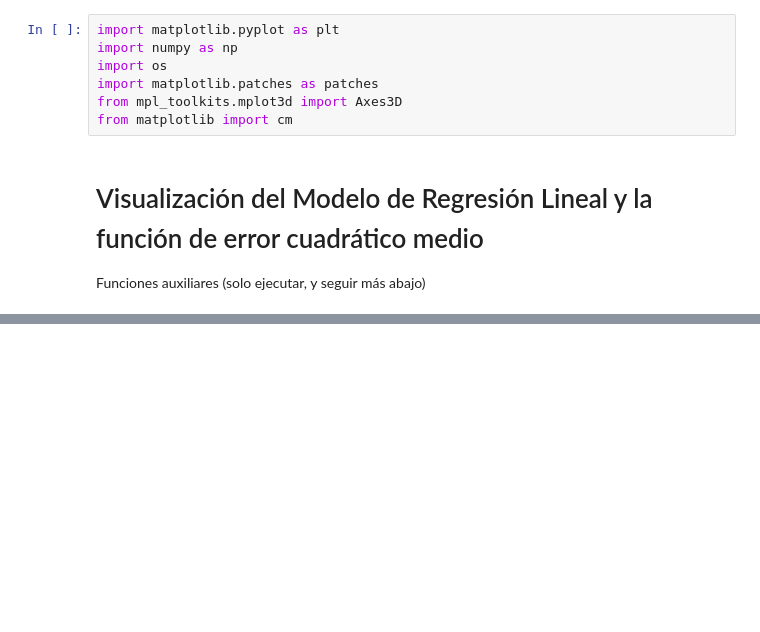
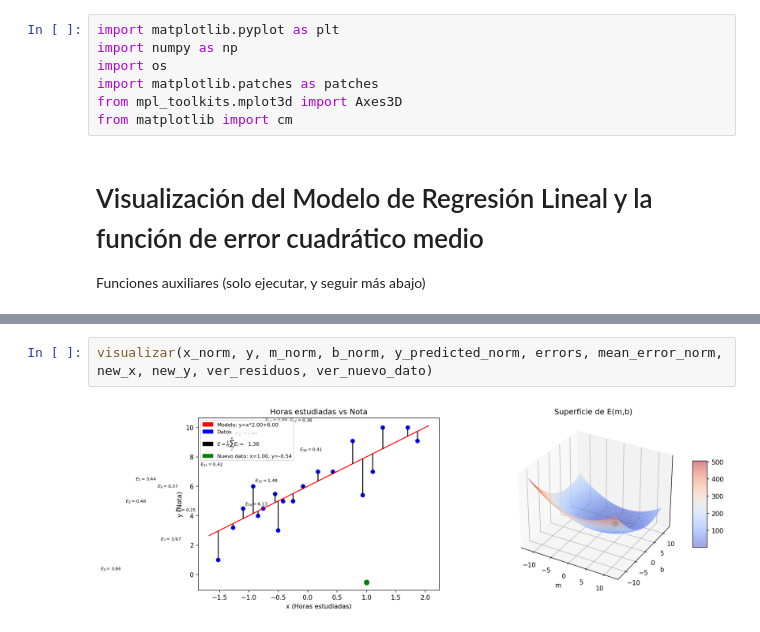
Before and after one commit to vfred0/rn, a Jupyter notebook: Unidad 1/02. Regresión Lineal Simple y Descenso de Gradiente/Actividad/Regresion Lineal - Modelo.ipynb, the cells around one changed output, grey strips where cells are left out. Saved outputs shown, nothing was run; the diff lists cells and outputs as text; blank space fills up the shorter version.

```diff
--- a/Unidad 1/02. Regresión Lineal Simple y Descenso de Gradiente/Actividad/Regresion Lineal - Modelo.ipynb
+++ b/Unidad 1/02. Regresión Lineal Simple y Descenso de Gradiente/Actividad/Regresion Lineal - Modelo.ipynb
@@ -151,0 +175,4 @@ visualizar(x,y,m,b,y_predicted,errors,mean_error,new_x,new_y,ver_residuos,ver_nu
+# %%
+visualizar(x_norm, y, m_norm, b_norm, y_predicted_norm, errors, mean_error_norm, new_x, new_y, ver_residuos, ver_nuevo_dato)
+# %% [output]
+[figure, added]
```
Also changed, not shown: parts of 21 cells of this notebook, 4 other files.
